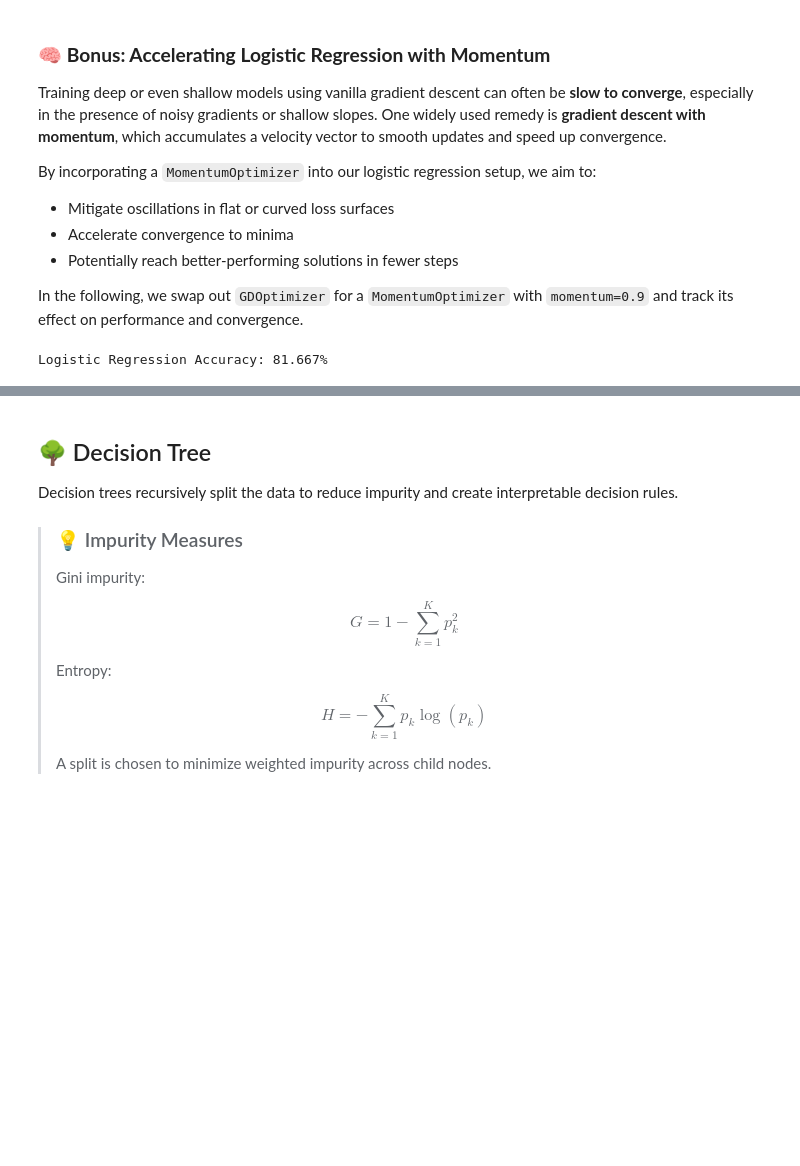
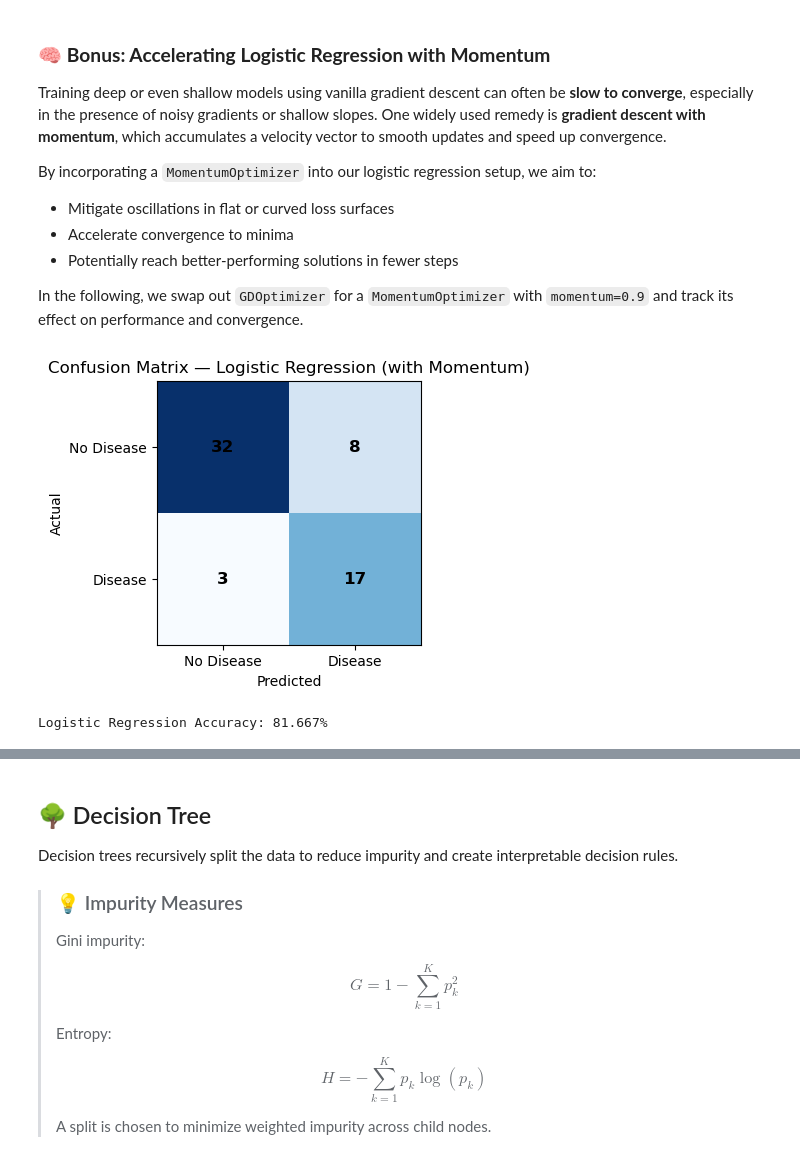
Before and after one commit to christian-hobelsberger/Heart_Disease_Interpretability, a Jupyter notebook: Heart_Disease_Interpretability.ipynb, the cells around one changed output, grey strips where cells are left out. Cells and saved outputs as stored; diff of their text form; code cells hidden in the pictures; blank space fills up the shorter version.

```diff
--- a/Heart_Disease_Interpretability.ipynb
+++ b/Heart_Disease_Interpretability.ipynb
@@ -194,21 +198,23 @@ In the following, we swap out `GDOptimizer` for a `MomentumOptimizer` with `mome
 # %%
 optimizer = MomentumOptimizer(learning_rate=1e-3, momentum=0.9)
 
 logreg_momentum = LogisticRegression(
     w=np.zeros(X_train.shape[1]),
     b=0.0,
     optimizer=optimizer,
     penalty="none"
 )
 
 accuracy = lambda y_true,y_pred: binary_accuracy(y_true,y_pred,class_labels=[0,1])
 metrics_dict = {'accuracy': accuracy,
                 'MSE': mean_squared_error}
 metrics_history_momentum = logreg_momentum.fit(X_train, y_train, num_epochs=25000, batch_size=len(X_train), compute_metrics=True, metrics_dict=metrics_dict)
 
 y_pred_logreg_momentum = logreg_momentum(X_test)
+plot_confusion_matrix(y_test, y_pred_logreg_momentum, model_name="Logistic Regression (with Momentum)", save_path="assets/logreg_momentum_confusion_matrix.png")
 print(f"Logistic Regression Accuracy: {accuracy(y_test, y_pred_logreg_momentum):.3f}%")
 # %% [output]
+[figure, added]
 Logistic Regression Accuracy: 81.667%
 # %%
 fig, ax = plt.subplots()
```
Also changed, not shown: parts of 12 cells of this notebook, 9 other files.
